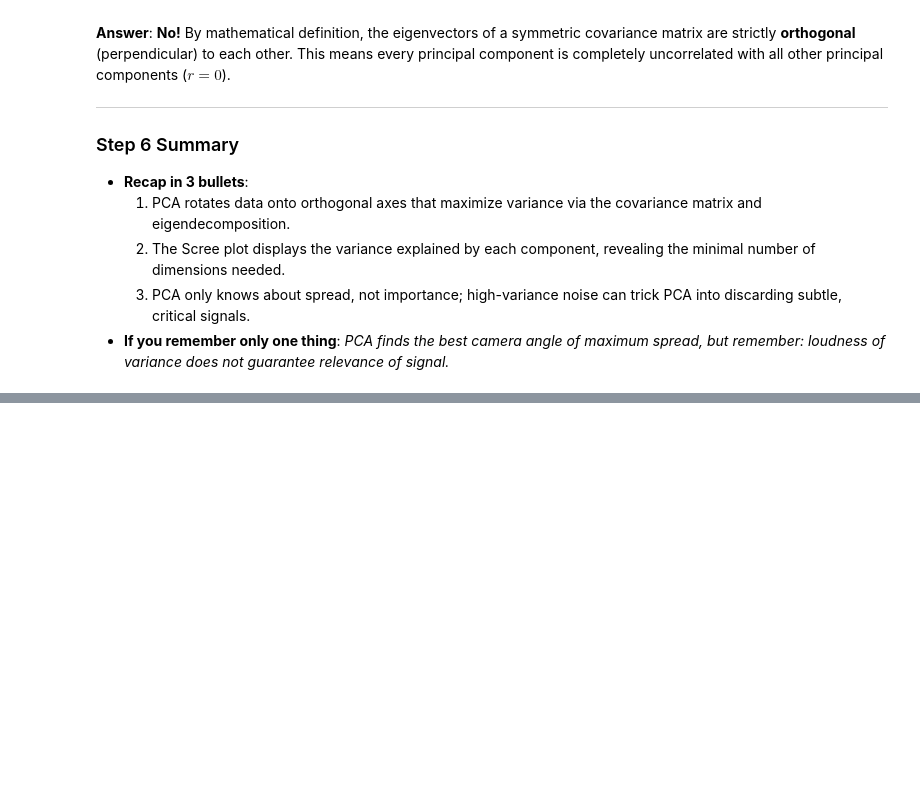
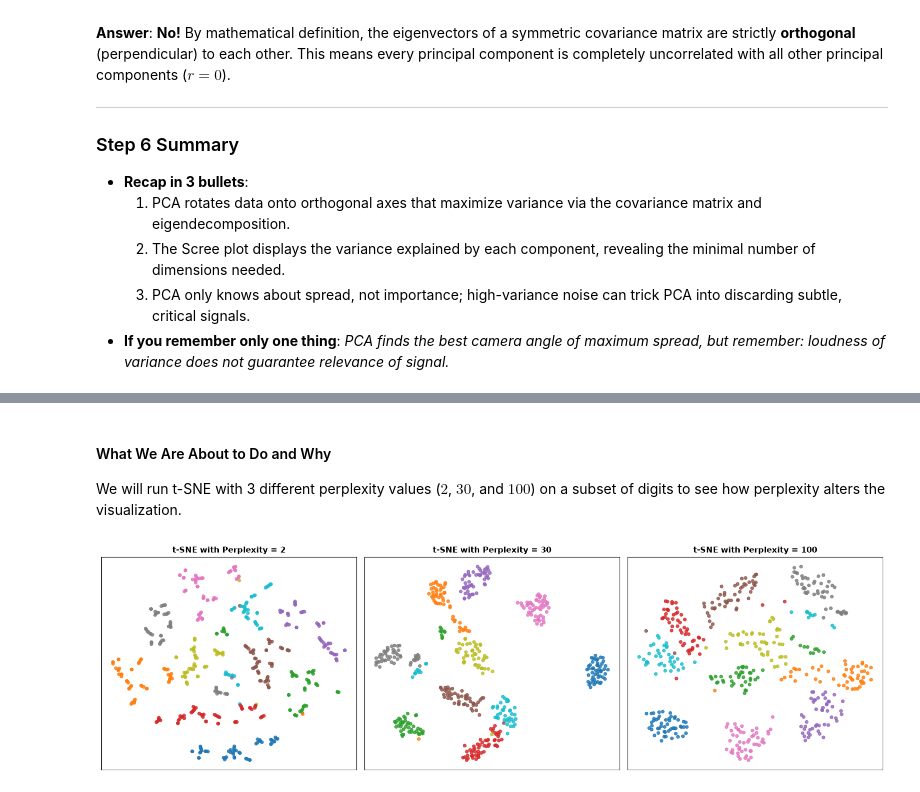
Before and after one commit to Arnav-Shrivastava/unsupervised-learning-zero-to-one, a Jupyter notebook: unsupervised_learning_zero_to_one.ipynb, the cells around one changed output, grey strips where cells are left out. Saved outputs shown, nothing was run; the diff lists cells and outputs as text; code cells hidden in the pictures; folded sections open; blank space fills up the shorter version.

```diff
--- a/unsupervised_learning_zero_to_one.ipynb
+++ b/unsupervised_learning_zero_to_one.ipynb
@@ -1573,0 +1691,22 @@ Running PCA on unstandardized data where one feature has units in millions and o
+# %% [markdown]
+#### What We Are About to Do and Why
+We will run t-SNE with 3 different perplexity values ($2$, $30$, and $100$) on a subset of digits to see how perplexity alters the visualization.
+# %%
+# Step 7.2 Plot: The Effect of Perplexity on t-SNE
+perplexities = [2, 30, 100]
+fig, axes = plt.subplots(1, 3, figsize=(15, 4.5))
+
+# Use first 500 samples for rapid comparison
+X_sub_dig, y_sub_dig = X_digits[:500], y_digits[:500]
+
+for ax, perp in zip(axes, perplexities):
+    tsne_perp = TSNE(n_components=2, perplexity=perp, random_state=42).fit_transform(X_sub_dig)
+    ax.scatter(tsne_perp[:, 0], tsne_perp[:, 1], c=y_sub_dig, cmap='tab10', s=16, alpha=0.8)
+    ax.set_title(f"t-SNE with Perplexity = {perp}", fontsize=11, fontweight='bold')
+    ax.set_xticks([]); ax.set_yticks([])
+    ax.grid(True, linestyle='--', alpha=0.2)
+
+plt.tight_layout()
+plt.show()
+# %% [output]
+[figure, added]
```
Also changed, not shown: parts of 9 cells of this notebook.
